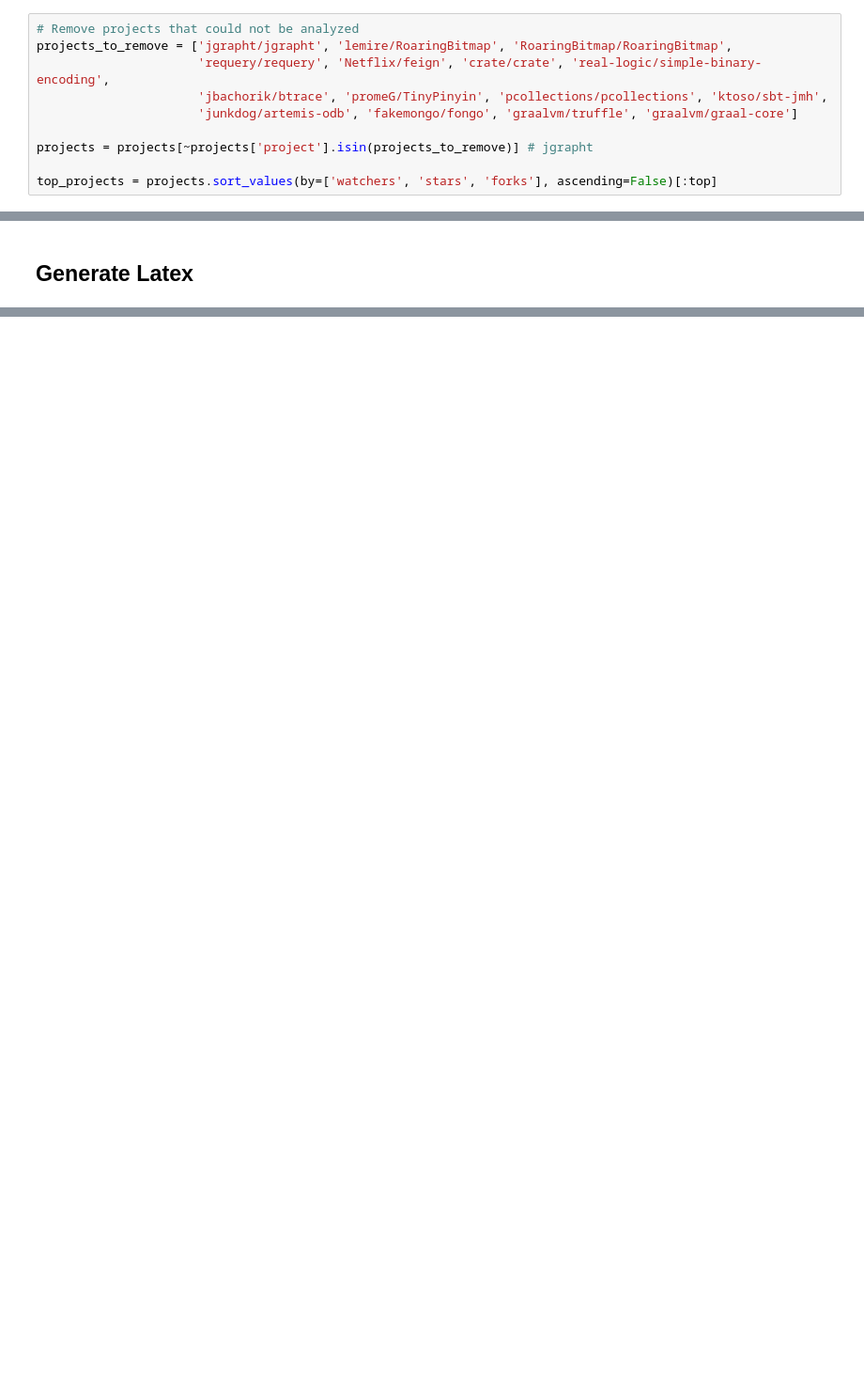
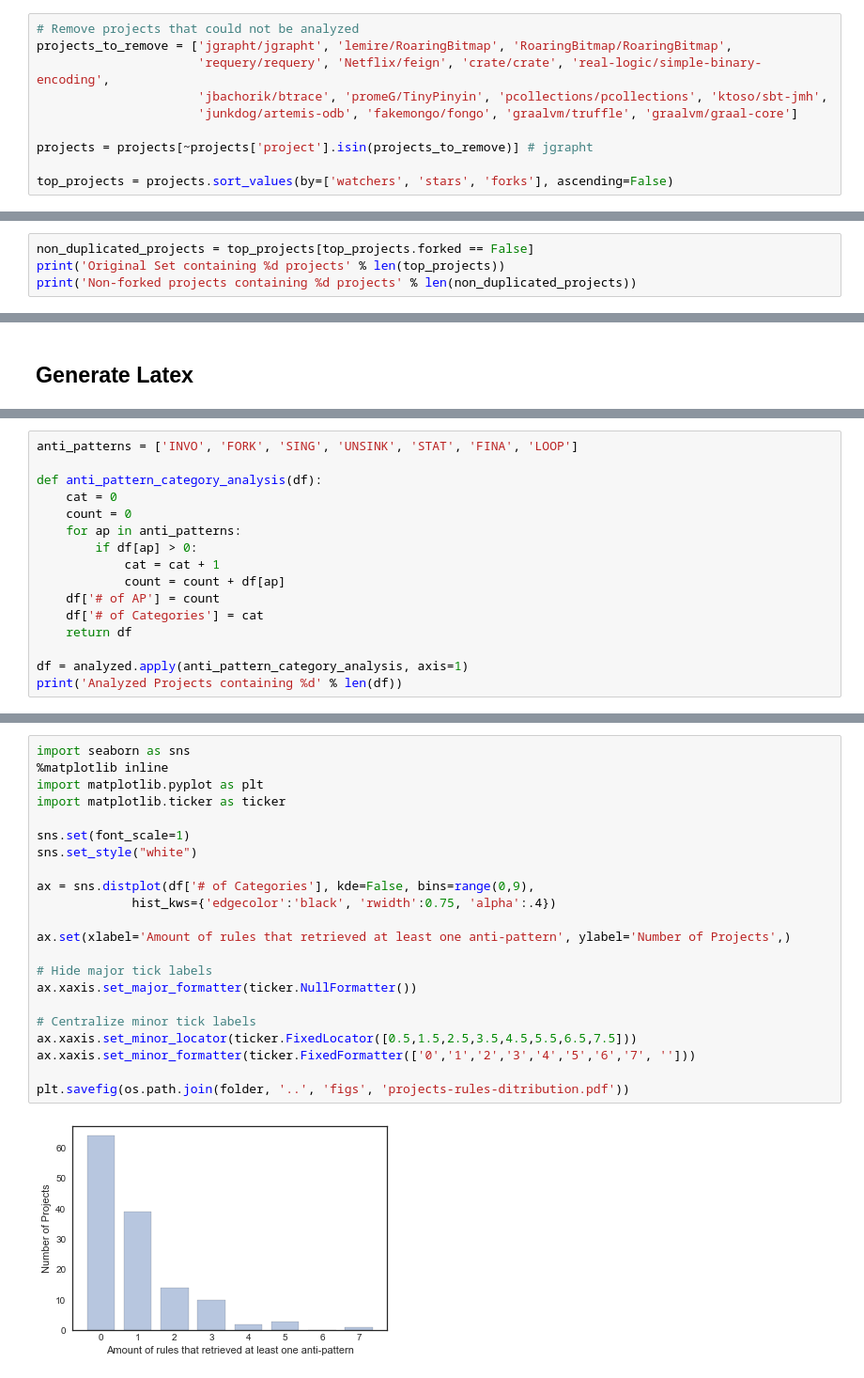
Before and after one commit to DiegoEliasCosta/spotjmhbugs, a Jupyter notebook: script/detected_bug_analysis.ipynb, the cells around one changed output, grey strips where cells are left out. Shown at 94% size. Cells and saved outputs as stored; diff of their text form; blank space fills up the shorter version.

```diff
--- a/script/detected_bug_analysis.ipynb
+++ b/script/detected_bug_analysis.ipynb
@@ -29,4 +49,4 @@ projects_to_remove = ['jgrapht/jgrapht', 'lemire/RoaringBitmap', 'RoaringBitmap/
 
 projects = projects[~projects['project'].isin(projects_to_remove)] # jgrapht
 
-top_projects = projects.sort_values(by=['watchers', 'stars', 'forks'], ascending=False)[:top]
+top_projects = projects.sort_values(by=['watchers', 'stars', 'forks'], ascending=False)
@@ -52,0 +55,4 @@ top_projects
+# %%
+non_duplicated_projects = top_projects[top_projects.forked == False]
+print('Original Set containing %d projects' % len(top_projects))
+print('Non-forked projects containing %d projects' % len(non_duplicated_projects))
@@ -169,0 +214,16 @@ latex
+# %%
+anti_patterns = ['INVO', 'FORK', 'SING', 'UNSINK', 'STAT', 'FINA', 'LOOP']
+
+def anti_pattern_category_analysis(df):
+    cat = 0
+    count = 0
+    for ap in anti_patterns:
+        if df[ap] > 0:
+            cat = cat + 1
+            count = count + df[ap]
+    df['# of AP'] = count
+    df['# of Categories'] = cat
+    return df
+
+df = analyzed.apply(anti_pattern_category_analysis, axis=1)
+print('Analyzed Projects containing %d' % len(df))
@@ -169,0 +257,24 @@ latex
+# %%
+import seaborn as sns
+%matplotlib inline
+import matplotlib.pyplot as plt
+import matplotlib.ticker as ticker
+
+sns.set(font_scale=1)
+sns.set_style("white")
+
+ax = sns.distplot(df['# of Categories'], kde=False, bins=range(0,9),
+             hist_kws={'edgecolor':'black', 'rwidth':0.75, 'alpha':.4})
+
+ax.set(xlabel='Amount of rules that retrieved at least one anti-pattern', ylabel='Number of Projects',)
+
+# Hide major tick labels
+ax.xaxis.set_major_formatter(ticker.NullFormatter())
+
+# Centralize minor tick labels
+ax.xaxis.set_minor_locator(ticker.FixedLocator([0.5,1.5,2.5,3.5,4.5,5.5,6.5,7.5]))
+ax.xaxis.set_minor_formatter(ticker.FixedFormatter(['0','1','2','3','4','5','6','7', '']))
+
+plt.savefig(os.path.join(folder, '..', 'figs', 'projects-rules-ditribution.pdf'))
+# %% [output]
+[figure, added]
```
Also changed, not shown: parts of 24 cells of this notebook, 14 other files.
